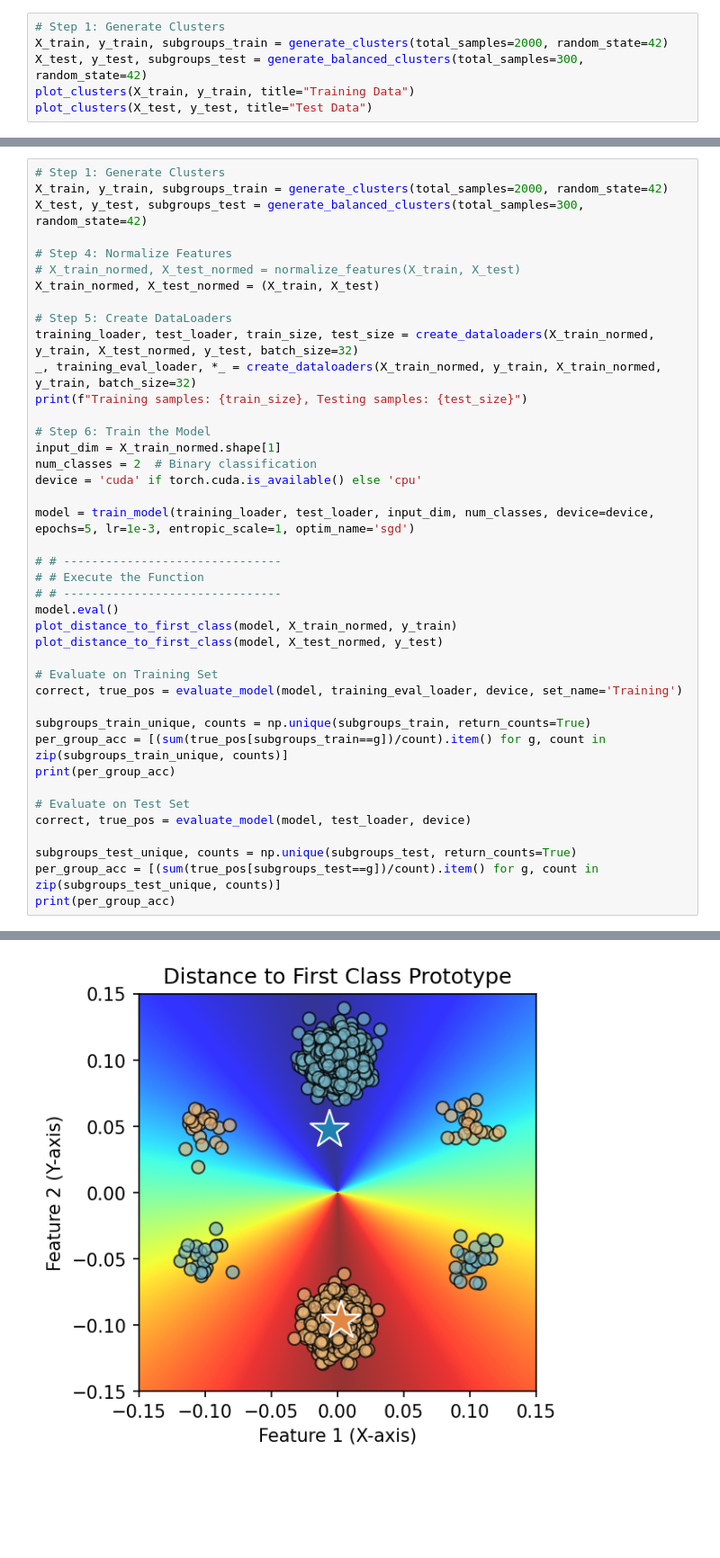
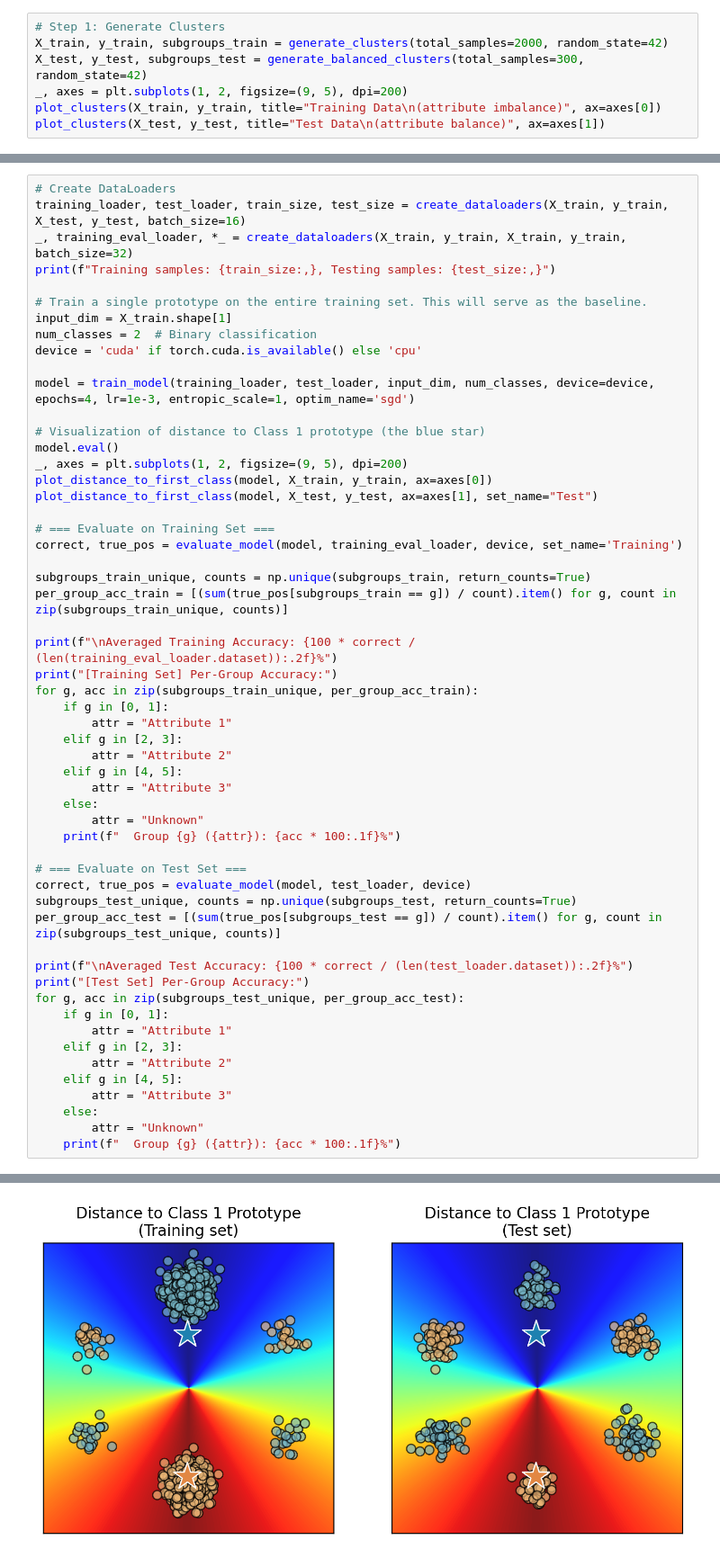
Before and after one commit to minhto2802/DPE, a Jupyter notebook: notebooks/00_synthetic.ipynb, the cells around one changed output, grey strips where cells are left out. Shown at 90% size. Saved outputs shown, nothing was run; the diff lists cells and outputs as text; blank space fills up the shorter version.

```diff
--- a/notebooks/00_synthetic.ipynb
+++ b/notebooks/00_synthetic.ipynb
@@ -11,6 +31,7 @@ fix_random_seed(2)
 # Step 1: Generate Clusters
 X_train, y_train, subgroups_train = generate_clusters(total_samples=2000, random_state=42)
 X_test, y_test, subgroups_test = generate_balanced_clusters(total_samples=300, random_state=42)
-plot_clusters(X_train, y_train, title="Training Data")
-plot_clusters(X_test, y_test, title="Test Data")
+_, axes = plt.subplots(1, 2, figsize=(9, 5), dpi=200)
+plot_clusters(X_train, y_train, title="Training Data\n(attribute imbalance)", ax=axes[0])
+plot_clusters(X_test, y_test, title="Test Data\n(attribute balance)", ax=axes[1])
 # %% [output]
@@ -20,42 +47,56 @@ plot_clusters(X_test, y_test, title="Test Data")
 # %%
-# Step 1: Generate Clusters
-X_train, y_train, subgroups_train = generate_clusters(total_samples=2000, random_state=42)
-X_test, y_test, subgroups_test = generate_balanced_clusters(total_samples=300, random_state=42)
+# Create DataLoaders
+training_loader, test_loader, train_size, test_size = create_dataloaders(X_train, y_train, X_test, y_test, batch_size=16)
+_, training_eval_loader, *_ = create_dataloaders(X_train, y_train, X_train, y_train, batch_size=32)
+print(f"Training samples: {train_size:,}, Testing samples: {test_size:,}")
 
-# Step 4: Normalize Features
-# X_train_normed, X_test_normed = normalize_features(X_train, X_test)
-X_train_normed, X_test_normed = (X_train, X_test)
-
-# Step 5: Create DataLoaders
-training_loader, test_loader, train_size, test_size = create_dataloaders(X_train_normed, y_train, X_test_normed, y_test, batch_size=32)
-_, training_eval_loader, *_ = create_dataloaders(X_train_normed, y_train, X_train_normed, y_train, batch_size=32)
-print(f"Training samples: {train_size}, Testing samples: {test_size}")
-
-# Step 6: Train the Model
-input_dim = X_train_normed.shape[1]
+# Train a single prototype on the entire training set. This will serve as the baseline.
+input_dim = X_train.shape[1]
 num_classes = 2  # Binary classification
 device = 'cuda' if torch.cuda.is_available() else 'cpu'
 
-model = train_model(training_loader, test_loader, input_dim, num_classes, device=device, epochs=5, lr=1e-3, entropic_scale=1, optim_name='sgd')
+model = train_model(training_loader, test_loader, input_dim, num_classes, device=device, epochs=4, lr=1e-3, entropic_scale=1, optim_name='sgd')
 
-# # -------------------------------
-# # Execute the Function
-# # -------------------------------
+# Visualization of distance to Class 1 prototype (the blue star)
 model.eval()
-plot_distance_to_first_class(model, X_train_normed, y_train)
-plot_distance_to_first_class(model, X_test_normed, y_test)
+_, axes = plt.subplots(1, 2, figsize=(9, 5), dpi=200)
+plot_distance_to_first_class(model, X_train, y_train, ax=axes[0])
+plot_distance_to_first_class(model, X_test, y_test, ax=axes[1], set_name="Test")
 
-# Evaluate on Training Set
+# === Evaluate on Training Set ===
 correct, true_pos = evaluate_model(model, training_eval_loader, device, set_name='Training')
 
 subgroups_train_unique, counts = np.unique(subgroups_train, return_counts=True)
-per_group_acc = [(sum(true_pos[subgroups_train==g])/count).item() for g, count in zip(subgroups_train_unique, counts)]
-print(per_group_acc)
+per_group_acc_train = [(sum(true_pos[subgroups_train == g]) / count).item() for g, count in zip(subgroups_train_unique, counts)]
 
-# Evaluate on Test Set
+print(f"\nAveraged Training Accuracy: {100 * correct / (len(training_eval_loader.dataset)):.2f}%")
+print("[Training Set] Per-Group Accuracy:")
+for g, acc in zip(subgroups_train_unique, per_group_acc_train):
+    if g in [0, 1]:
+        attr = "Attribute 1"
+    elif g in [2, 3]:
+        attr = "Attribute 2"
+    elif g in [4, 5]:
+        attr = "Attribute 3"
+    else:
+        attr = "Unknown"
+    print(f"  Group {g} ({attr}): {acc * 100:.1f}%")
+
+# === Evaluate on Test Set ===
 correct, true_pos = evaluate_model(model, test_loader, device)
+subgroups_test_unique, counts = np.unique(subgroups_test, return_counts=True)
+per_group_acc_test = [(sum(true_pos[subgroups_test == g]) / count).item() for g, count in zip(subgroups_test_unique, counts)]
 
-subgroups_test_unique, counts = np.unique(subgroups_test, return_counts=True)
-per_group_acc = [(sum(true_pos[subgroups_test==g])/count).item() for g, count in zip(subgroups_test_unique, counts)]
-print(per_group_acc)
+print(f"\nAveraged Test Accuracy: {100 * correct / (len(test_loader.dataset)):.2f}%")
+print("[Test Set] Per-Group Accuracy:")
+for g, acc in zip(subgroups_test_unique, per_group_acc_test):
+    if g in [0, 1]:
+        attr = "Attribute 1"
+    elif g in [2, 3]:
+        attr = "Attribute 2"
+    elif g in [4, 5]:
+        attr = "Attribute 3"
+    else:
+        attr = "Unknown"
+    print(f"  Group {g} ({attr}): {acc * 100:.1f}%")
 # %% [output]
@@ -67 +121 @@ Test Accuracy: 33.33%
-[figure, old version]
+[figure, new version]
```
Also changed, not shown: parts of 16 cells of this notebook, 2 other files.
